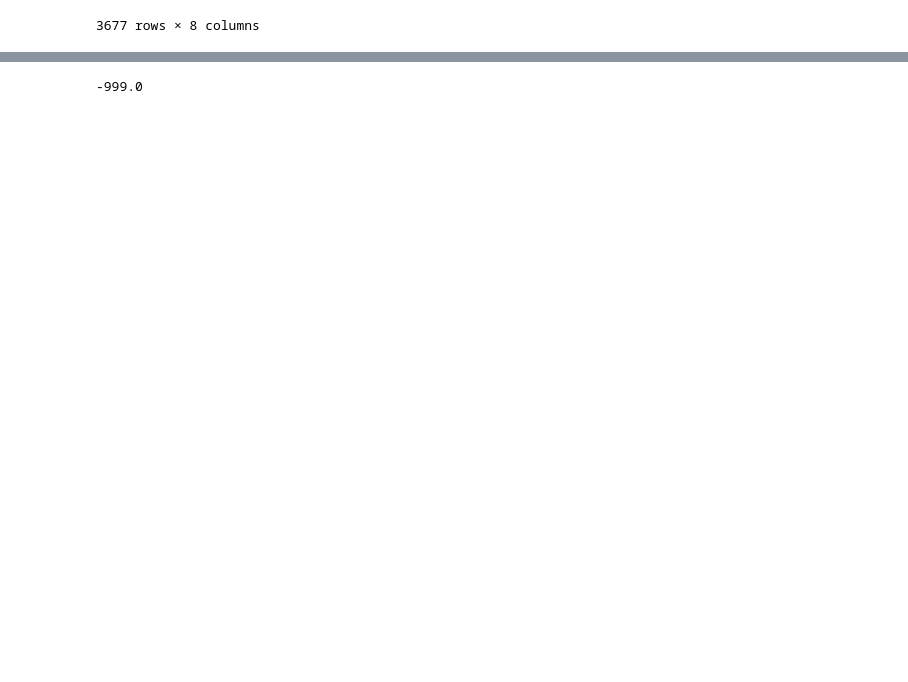
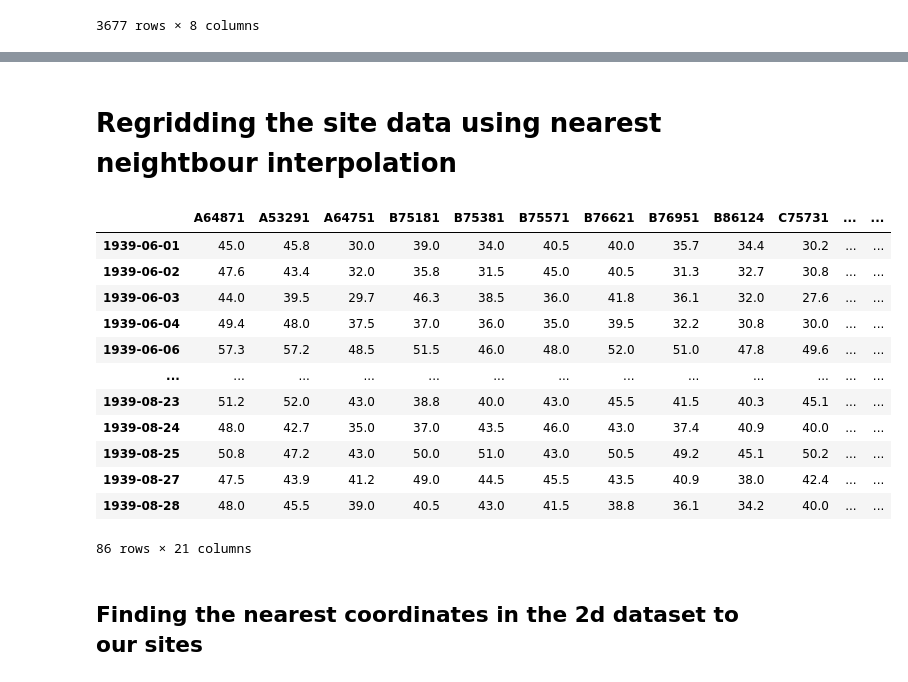
Before and after one commit to nram812/week-it-snowed-everywhere, a Jupyter notebook: data/get_data.ipynb, the cells around one changed output, grey strips where cells are left out. Cells and saved outputs as stored; diff of their text form; code cells hidden in the pictures; blank space fills up the shorter version.

```diff
--- a/data/get_data.ipynb
+++ b/data/get_data.ipynb
@@ -50,3 +44,0 @@ networks = concat_data['File name'].unique()
-# %%
-    agent = stations_list[stations_list.Network == site].Agent
-    agent
@@ -56,21 +45,35 @@ Name: Agent, dtype: int64
 # %%
+
+site_metadata = {}
 for site in networks:
+    # Looping through
     subset = concat_data[concat_data['File name'] == site]
     subset.index = pd.to_datetime(subset['Date'])
+    # subsetting the data from here
     # get the coordsinates
-    temp = subset['Attached thermometer (oF)']
+    # Finding the minmim temperature
+    temp = subset['Min temp (oF)']
     temp = temp[(temp> -999) & (temp <100)]
-    pressure = subset['Barometer uncorrected']
+    # Filtering values outside of the expected bounds
+
+    pressure = subset['Barometer corrected']
     pressure = pressure[(pressure > -999) & (pressure < 1040)]
-
+    # Applying a similar check for pressure
     pressure[(pressure>25.4)& (pressure< 31.0)] = pressure[(pressure>25.4)& (pressure< 31.0)] * 33.86
+    # Discharding invalid values outside of the expected range - and converting to hPa
     pressure = pressure[pressure > 960]
     if (pressure.mean() < 998)|(len(pressure.dropna())< 30):
         pressure =[]
+    # Tests for average pressure
     agent = stations_list[stations_list.Network == site].Agent
+    print(stations_list[stations_list.Network == site])
     if len(agent) >0:
+        site_metadata[site] ={}
+        site_metadata[site]['lat'] = stations_list[stations_list.Network == site]['Lat(dec_deg)'].values[0]
+        site_metadata[site]['lon'] = stations_list[stations_list.Network == site]['Long(dec_deg)'].values[0]
+        # Saving the metadata also
         if len(temp)>0:
-            print(temp)
+            #print(temp)
             dset_temp[site] = temp
         if len(pressure)>0:
             dset_pressure[site] = pressure
@@ -115,5 +102,4 @@ dtype: int64
 # %%
-sites = (dset_temp.isna().sum() < 318) & (dset_pressure.isna().sum() < 318)
+sites = (dset_temp.isna().sum() < 480) #& (dset_pressure.isna().sum() < 350)
 temps = dset_temp[sites[sites == True].index]
-pressure = dset_pressure[sites[sites == True].index]
-pressure.dropna()
+#pressure = dset_pressure[sites[sites == True].index]
@@ -146,7 +106,30 @@ pressure.dropna()
-# %%
-    subset = concat_data[concat_data['File name'] == site]
-    subset.index = pd.to_datetime(subset['Date'])
-    temp = subset['Attached thermometer (oF)']
-    temp.min()
-# %% [output]
--999.0
+# %% [markdown]
+# Regridding the site data using nearest neightbour interpolation
+# %%
+sites = pd.read_csv('Site_coordsinates.csv', index_col=0)
+# Loading the sites
+# using the sites that are within the north island
+sites = sites[['A64871', 'A42581', 'A53291', 'A64751', 'B75181', 'B75381', 'B75571',
+       'B76621', 'B76951', 'B86124', 'C75731', 'C94001', 'C95251', 'D05481',
+       'D05960', 'D87692', 'D87811', 'D96591', 'D96681', 'E04891', 'E05363',
+       'E14272', 'E95451', 'E95681', 'E95902', 'F20791', 'F38961', 'F47691',
+       'G12092', 'G12581', 'G13211', 'G13231', 'G13592', 'G13651', 'G22581',
+       'H22862', 'H31352', 'H31562', 'H31971', 'H32412', 'H32552', 'H32561',
+       'H32641', 'H32791', 'H40041', 'H40182', 'H41421', 'H41701', 'I50212',
+       'I50852', 'I58061', 'I59161', 'I59234', 'I59361', 'I68093']]
+sites = sites.T[(sites.T.lat >-40.7) & (sites.T.lon> 173.5)].T
+temps[sites.columns].dropna()
+# %% [output]
+|  | A64871 | A53291 | A64751 | B75181 | B75381 | B75571 | B76621 | B76951 | B86124 | C75731 | ... | ... |
+| 1939-06-01 | 45.0 | 45.8 | 30.0 | 39.0 | 34.0 | 40.5 | 40.0 | 35.7 | 34.4 | 30.2 | ... | ... |
+| 1939-06-02 | 47.6 | 43.4 | 32.0 | 35.8 | 31.5 | 45.0 | 40.5 | 31.3 | 32.7 | 30.8 | ... | ... |
+| 1939-06-03 | 44.0 | 39.5 | 29.7 | 46.3 | 38.5 | 36.0 | 41.8 | 36.1 | 32.0 | 27.6 | ... | ... |
+| 1939-06-04 | 49.4 | 48.0 | 37.5 | 37.0 | 36.0 | 35.0 | 39.5 | 32.2 | 30.8 | 30.0 | ... | ... |
+| 1939-06-06 | 57.3 | 57.2 | 48.5 | 51.5 | 46.0 | 48.0 | 52.0 | 51.0 | 47.8 | 49.6 | ... | ... |
+| ... | ... | ... | ... | ... | ... | ... | ... | ... | ... | ... | ... | ... |
+| 1939-08-23 | 51.2 | 52.0 | 43.0 | 38.8 | 40.0 | 43.0 | 45.5 | 41.5 | 40.3 | 45.1 | ... | ... |
+| 1939-08-24 | 48.0 | 42.7 | 35.0 | 37.0 | 43.5 | 46.0 | 43.0 | 37.4 | 40.9 | 40.0 | ... | ... |
+| 1939-08-25 | 50.8 | 47.2 | 43.0 | 50.0 | 51.0 | 43.0 | 50.5 | 49.2 | 45.1 | 50.2 | ... | ... |
+| 1939-08-27 | 47.5 | 43.9 | 41.2 | 49.0 | 44.5 | 45.5 | 43.5 | 40.9 | 38.0 | 42.4 | ... | ... |
+| 1939-08-28 | 48.0 | 45.5 | 39.0 | 40.5 | 43.0 | 41.5 | 38.8 | 36.1 | 34.2 | 40.0 | ... | ... |
+86 rows × 21 columns
@@ -152,0 +143,2 @@ pressure.dropna()
+# %% [markdown]
+## Finding the nearest coordinates in the 2d dataset to our sites
```
Also changed, not shown: parts of 22 cells of this notebook, 2 other files.
